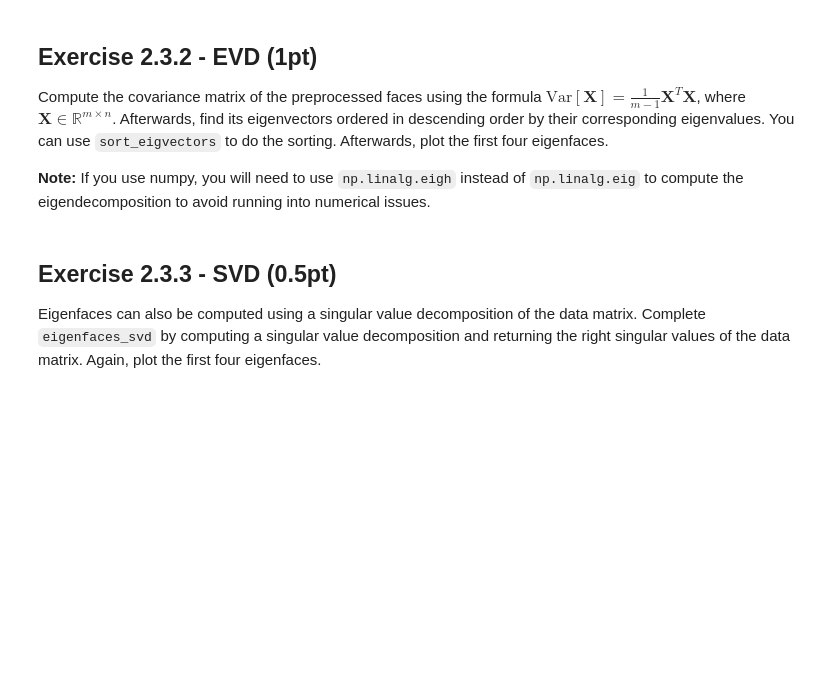
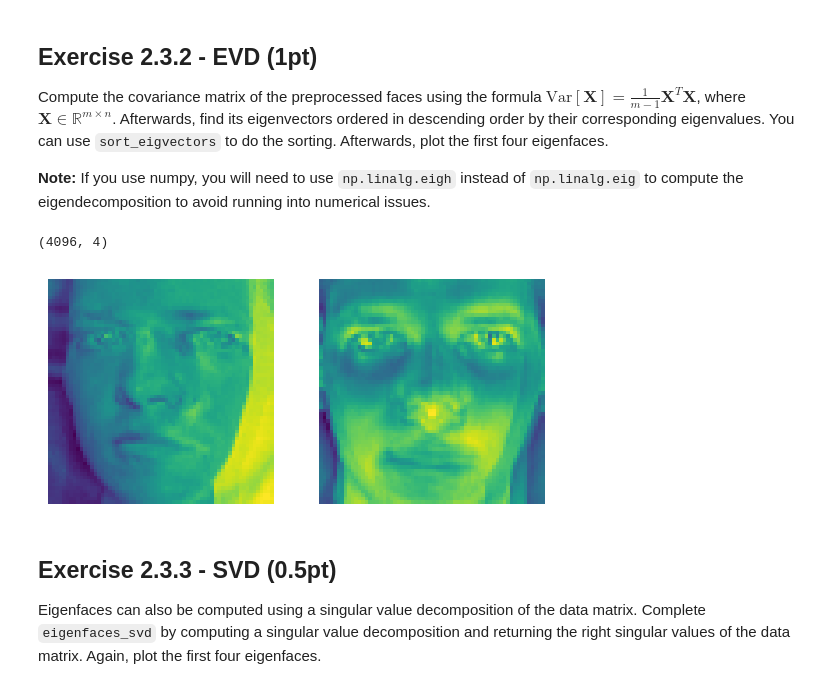
Before and after one commit to Kanakanajm/nnti, a Jupyter notebook: a2/eigenfaces.ipynb, the cells around one changed output. Drawn from its saved outputs; the diff is of its cells as text; code cells hidden in the pictures; blank space fills up the shorter version.

```diff
--- a/a2/eigenfaces.ipynb
+++ b/a2/eigenfaces.ipynb
@@ -54,0 +64,3 @@ def preprocess(faces: np.ndarray) -> np.ndarray:
+# %%
+faces_1d = preprocess(faces)
+print(faces_1d.shape)
@@ -70,3 +81,20 @@ def eigenfaces_evd(face_vectors: np.ndarray) -> np.ndarray:
+# %%
+def eigenfaces_evd(face_vectors: np.ndarray) -> np.ndarray:
+    cov = (1 / (face_vectors.shape[0] - 1)) * (np.transpose(face_vectors) @ face_vectors)
+    cov_eigvals, cov_eigvecs = sort_eigvectors(*np.linalg.eigh(cov))
+    return cov_eigvecs[:,:4]
+# %%
+eigenfaces = eigenfaces_evd(faces_1d[:4,])
+eigenfaces.shape
+# %% [output]
+(4096, 4)
+# %%
+eg1 = eigenfaces[:,0].reshape((64, 64))[np.newaxis,:,:]
+eg2 = eigenfaces[:,1].reshape((64, 64))[np.newaxis,:,:]
+# %%
+plot_faces(np.concatenate([eg1, eg2], axis=0), 2)
+# %% [output]
+[figure, added]
 # %% [markdown]
 ## Exercise 2.3.3 - SVD (0.5pt)
 Eigenfaces can also be computed using a singular value decomposition of the data matrix. Complete `eigenfaces_svd` by computing a singular value decomposition and returning the right singular values of the data matrix. Again, plot the first four eigenfaces.
```
Also changed, not shown: parts of 3 cells of this notebook.
